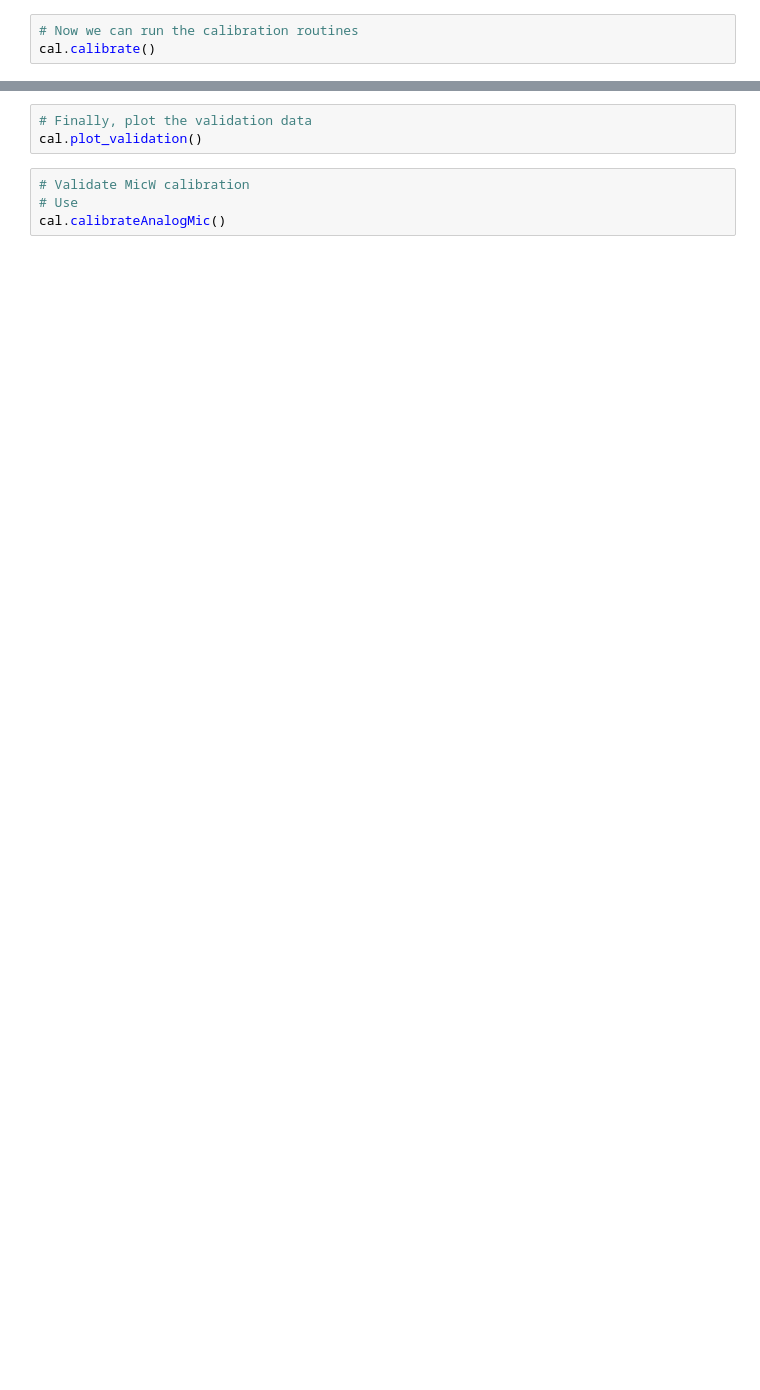
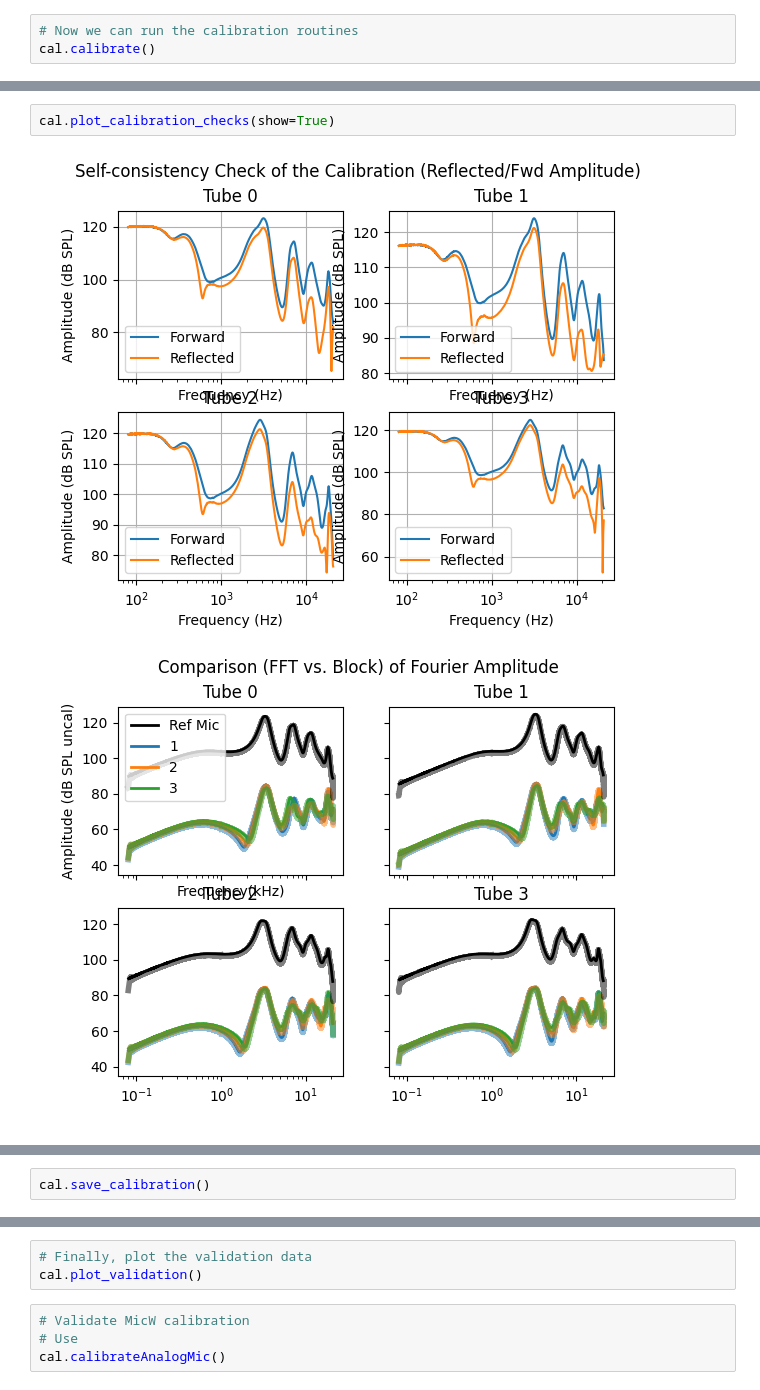
Before and after one commit to Tympan/auren-python, a Jupyter notebook: jupyter_notebooks/Calibration.ipynb, the cells around one changed output, grey strips where cells are left out. Drawn from its saved outputs; the diff is of its cells as text; blank space fills up the shorter version.

```diff
--- a/jupyter_notebooks/Calibration.ipynb
+++ b/jupyter_notebooks/Calibration.ipynb
@@ -209,0 +207,5 @@ AttributeError: 'Calibrate' object has no attribute 'save_calibration'
+# %%
+cal.plot_calibration_checks(show=True)
+# %% [output]
+[figure, added]
+[figure, added]
@@ -209,0 +218,2 @@ AttributeError: 'Calibrate' object has no attribute 'save_calibration'
+# %%
+cal.save_calibration()
```
Also changed, not shown: parts of 12 cells of this notebook, 3 other files.
